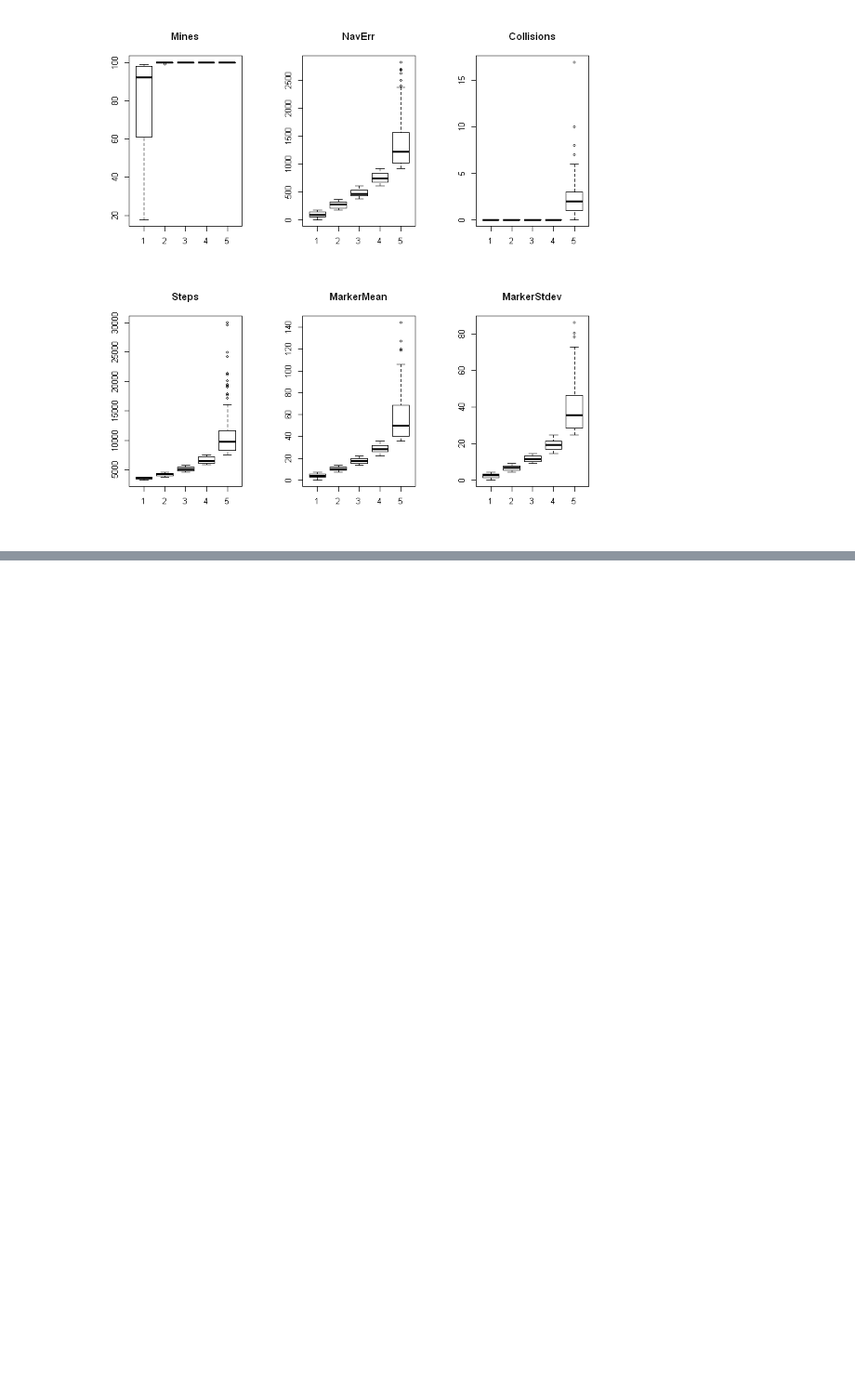
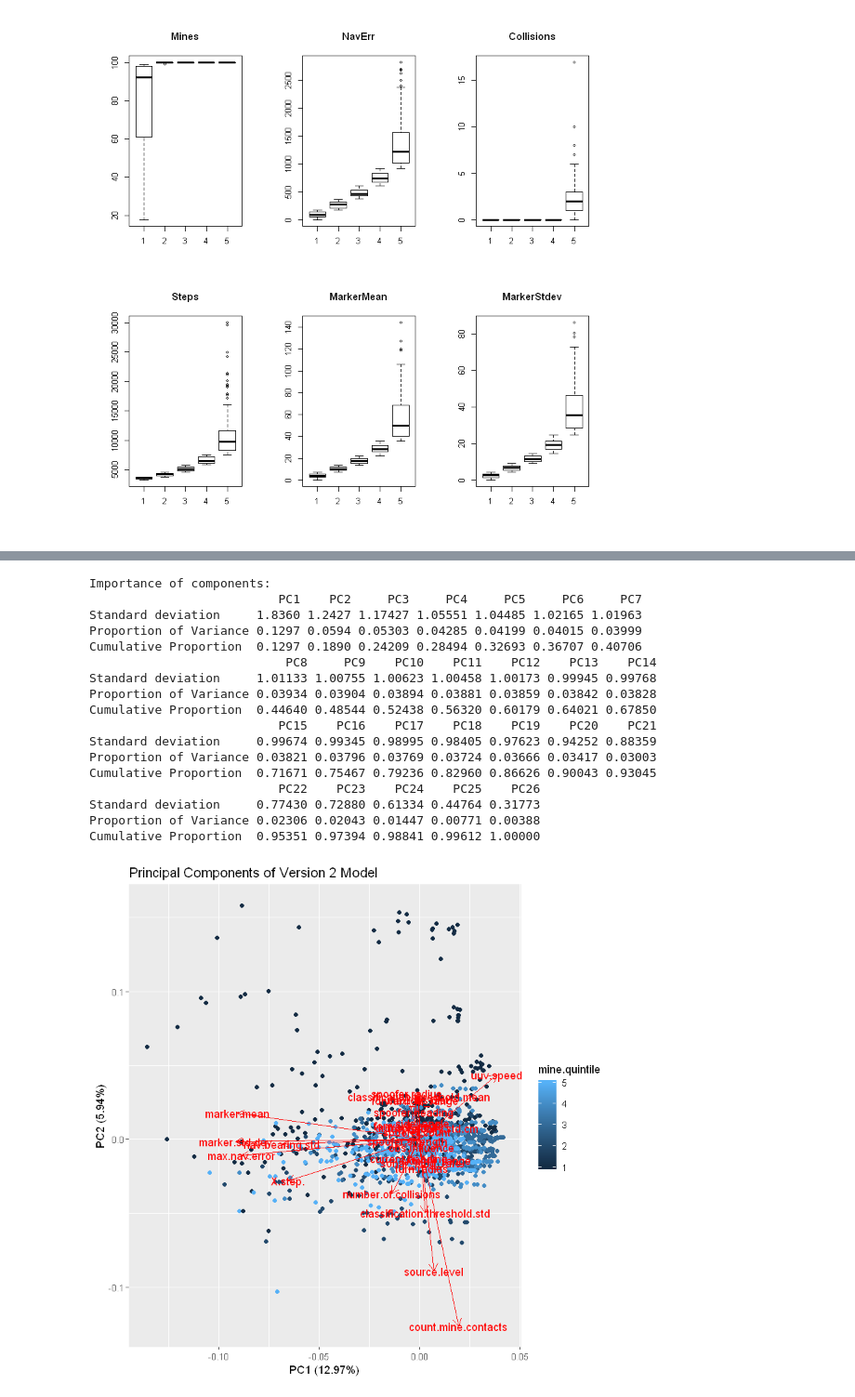
Before and after one commit to paulopperman/cuuv, a Jupyter notebook: experiments/cUUV Simulation Analysis.ipynb, the cells around one changed output, grey strips where cells are left out. Shown: that part at 93% size. Cells and saved outputs as stored; diff of their text form; code cells hidden in the pictures; blank space fills up the shorter version.

```diff
--- a/experiments/cUUV Simulation Analysis.ipynb
+++ b/experiments/cUUV Simulation Analysis.ipynb
@@ -113,0 +194,23 @@ boxplot(marker.std.dev~marker.std.quintile, data=data.baseline.quintiles, main='
+# %%
+data.big.spoofer.pca <- prcomp(data.big.spoofer[c(2:21,24:29)], scale=TRUE)
+summary(data.big.spoofer.pca)
+autoplot(data.big.spoofer.pca, data=data.big.spoofer.quintiles, colour='mine.quintile', main="Principal Components of Version 2 Model", loadings=TRUE, loadings.label=TRUE)
+# %% [output]
+Importance of components:
+                          PC1    PC2     PC3     PC4     PC5     PC6     PC7
+Standard deviation     1.8360 1.2427 1.17427 1.05551 1.04485 1.02165 1.01963
+Proportion of Variance 0.1297 0.0594 0.05303 0.04285 0.04199 0.04015 0.03999
+Cumulative Proportion  0.1297 0.1890 0.24209 0.28494 0.32693 0.36707 0.40706
+                           PC8     PC9    PC10    PC11    PC12    PC13    PC14
+Standard deviation     1.01133 1.00755 1.00623 1.00458 1.00173 0.99945 0.99768
+Proportion of Variance 0.03934 0.03904 0.03894 0.03881 0.03859 0.03842 0.03828
+Cumulative Proportion  0.44640 0.48544 0.52438 0.56320 0.60179 0.64021 0.67850
+                          PC15    PC16    PC17    PC18    PC19    PC20    PC21
+Standard deviation     0.99674 0.99345 0.98995 0.98405 0.97623 0.94252 0.88359
+Proportion of Variance 0.03821 0.03796 0.03769 0.03724 0.03666 0.03417 0.03003
+Cumulative Proportion  0.71671 0.75467 0.79236 0.82960 0.86626 0.90043 0.93045
+                          PC22    PC23    PC24    PC25    PC26
+Standard deviation     0.77430 0.72880 0.61334 0.44764 0.31773
+Proportion of Variance 0.02306 0.02043 0.01447 0.00771 0.00388
+Cumulative Proportion  0.95351 0.97394 0.98841 0.99612 1.00000
+[figure, added]
```
Also changed, not shown: parts of 16 cells of this notebook, 10 other files.
